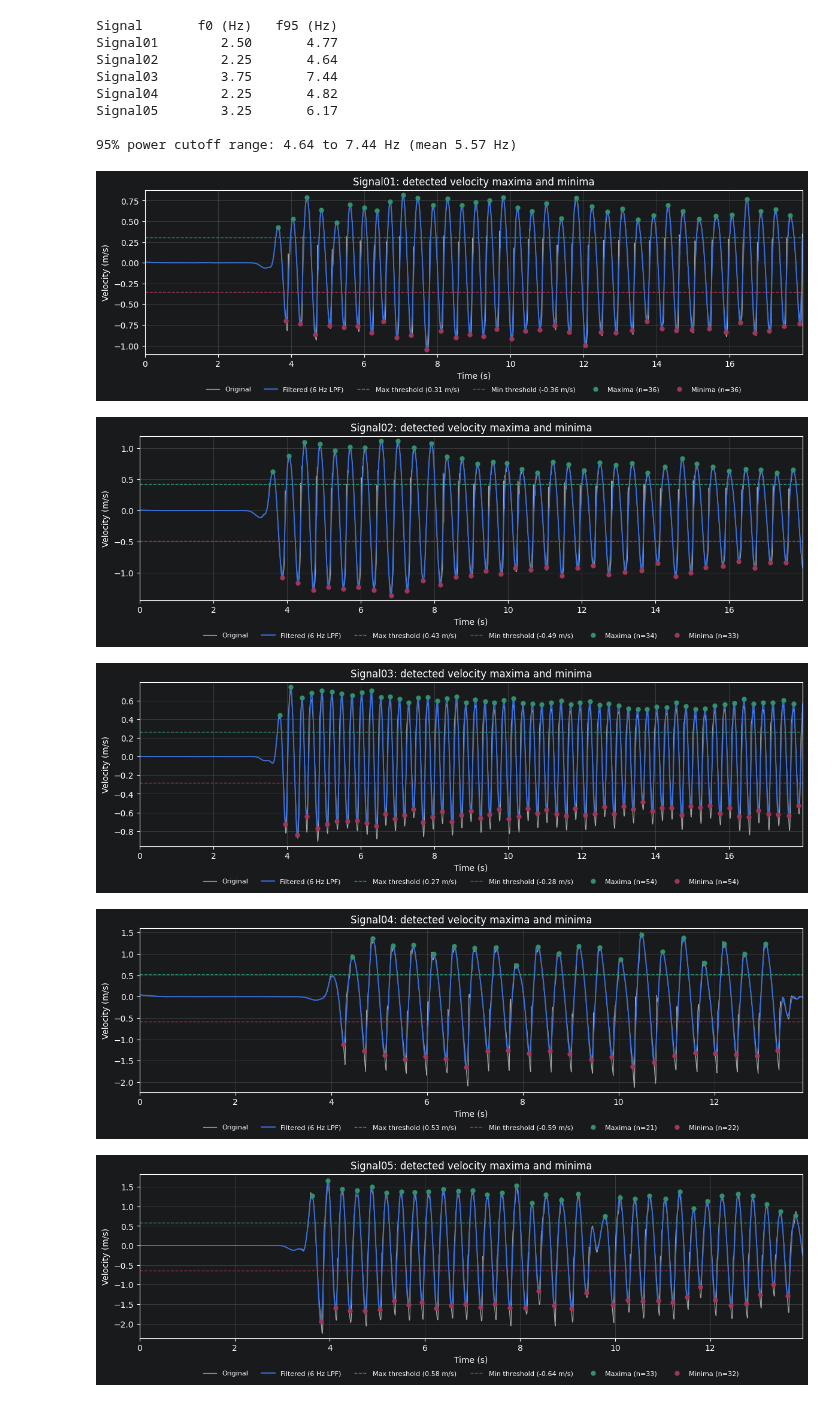
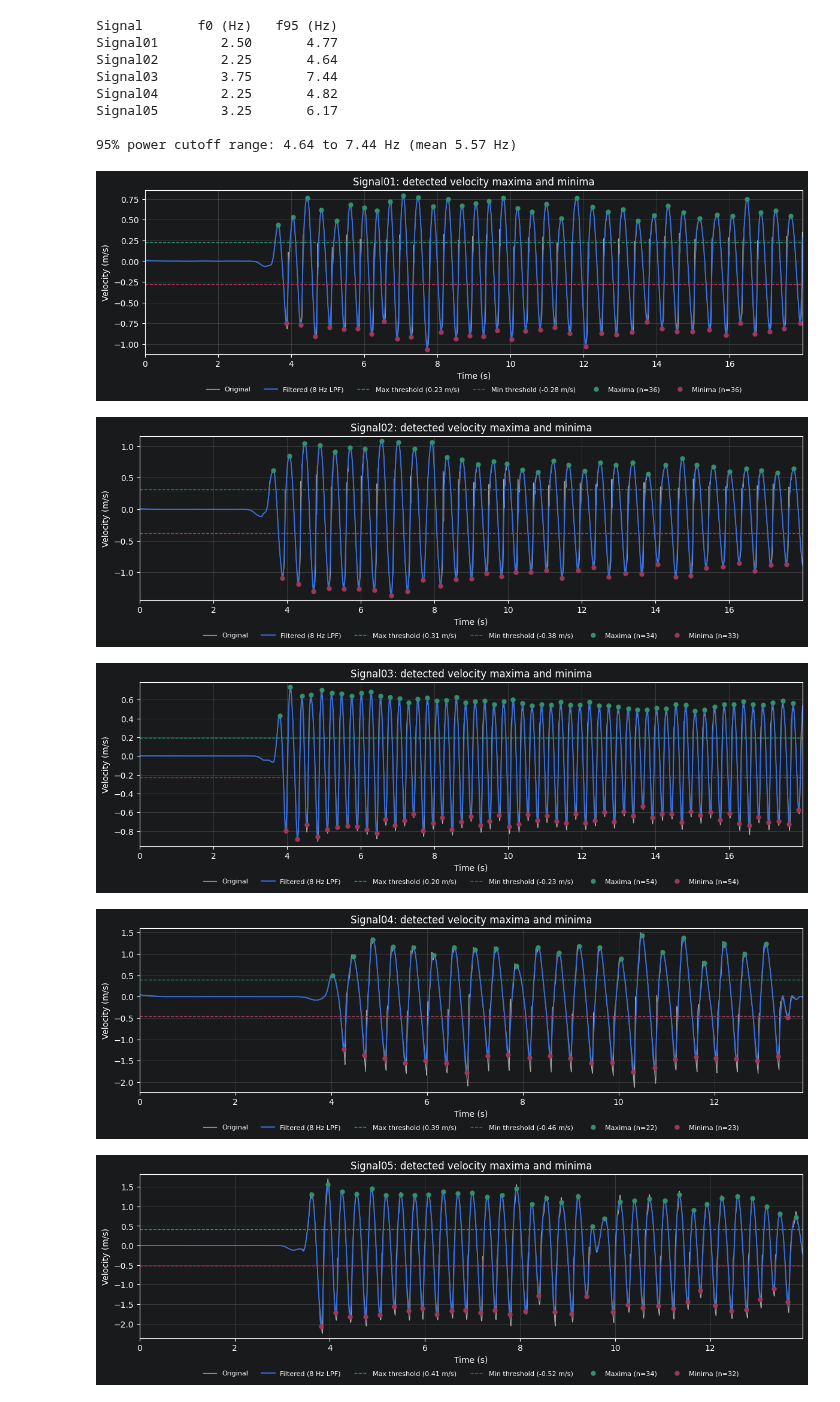
Before and after one commit to Jon-Knapp/EE522, a Jupyter notebook: Homework 4/Leg Agility Filter.ipynb, the cells around one changed output. Cells and saved outputs as stored; diff of their text form; code cells hidden in the pictures.

```diff
--- a/Homework 4/Leg Agility Filter.ipynb
+++ b/Homework 4/Leg Agility Filter.ipynb
@@ -112,9 +111,9 @@ fs        = 128.0                  # sample rate (Hz)
 data_dir  = os.path.join('.', 'Leg Agility')
 files     = [f'Signal0{k}.txt' for k in range(1, 6)]
 
-fc        = 6.0                    # low-pass cutoff (Hz)
+fc        = 8.0                    # low-pass cutoff (Hz)
 order     = 4                      # Butterworth order (effective 8 with filtfilt)
-thr_frac  = 0.4                    # threshold = 40% of the 99th / 1st percentile
+thr_frac  = 0.3                    # threshold = 40% of the 99th / 1st percentile
 min_sep_s = 0.20                   # minimum time between two maxima (or two minima), s
 
 # ---------------------------------------------------------------
@@ -139,35 +138,35 @@ def detect_extrema(x):
 # ---------------------------------------------------------------
 results = {}
 for fname in files:
     x = np.loadtxt(os.path.join(data_dir, fname))
     t = np.arange(len(x)) / fs
     y, i_max, i_min, thr_max, thr_min = detect_extrema(x)
     results[fname] = dict(x=x, t=t, y=y, i_max=i_max, i_min=i_min,
                           thr_max=thr_max, thr_min=thr_min)
 
     fig, ax = plt.subplots(figsize=(12, 4))
     ax.plot(t, x, color='0.65', lw=0.9, label='Original')
     ax.plot(t, y, color='C0',  lw=1.4, label=f'Filtered ({fc:g} Hz LPF)')
     ax.axhline(thr_max, color='C3', ls='--', lw=1, label=f'Max threshold ({thr_max:.2f} m/s)')
     ax.axhline(thr_min, color='C2', ls='--', lw=1, label=f'Min threshold ({thr_min:.2f} m/s)')
     ax.plot(t[i_max], y[i_max], 'o', color='C3', ms=5, label=f'Maxima (n={len(i_max)})')
     ax.plot(t[i_min], y[i_min], 'o', color='C2', ms=5, label=f'Minima (n={len(i_min)})')
 
     lo, hi = min(x.min(), y.min()), max(x.max(), y.max())
     pad = 0.03 * (hi - lo)
     ax.set_xlim(t[0], t[-1])
     ax.set_ylim(lo - pad, hi + pad)
     ax.set_xlabel('Time (s)')
     ax.set_ylabel('Velocity (m/s)')
     ax.set_title(f'{fname.removesuffix(".txt")}: detected velocity maxima and minima')
     ax.legend(loc='upper center', bbox_to_anchor=(0.5, -0.16), ncol=6,
               fontsize=8, frameon=False)
     ax.grid(alpha=0.3)
     fig.tight_layout()
     plt.show()
 # %% [output]
-[figure, old version]
+[figure, new version]
-[figure, old version]
+[figure, new version]
-[figure, old version]
+[figure, new version]
-[figure, old version]
+[figure, new version]
-[figure, old version]
+[figure, new version]
```
Also changed, not shown: parts of 15 cells of this notebook, 2 other files.
